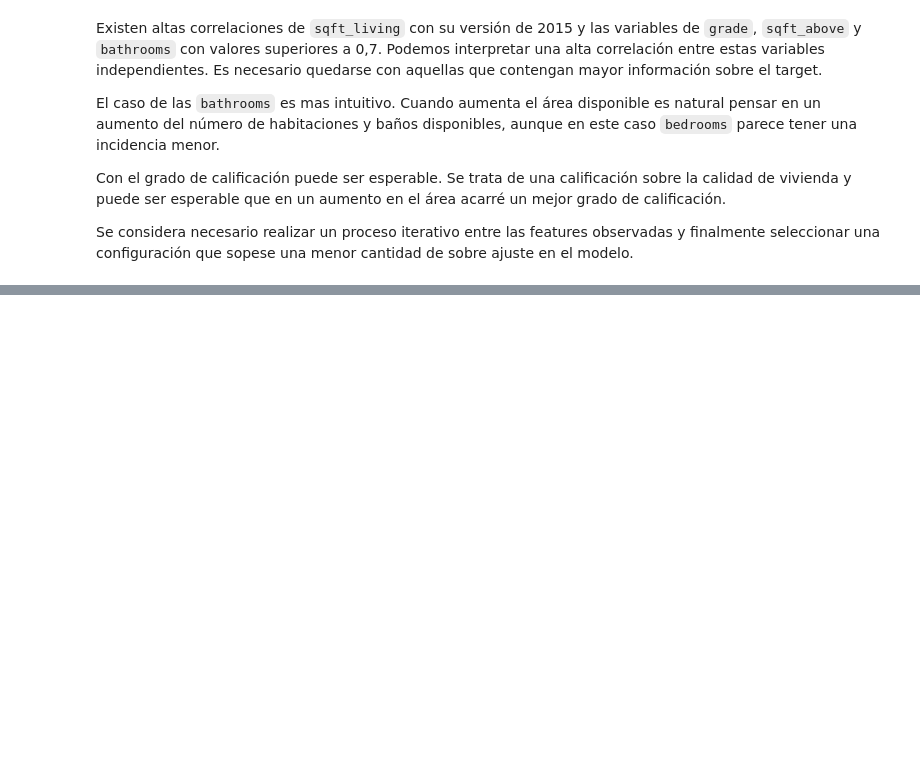
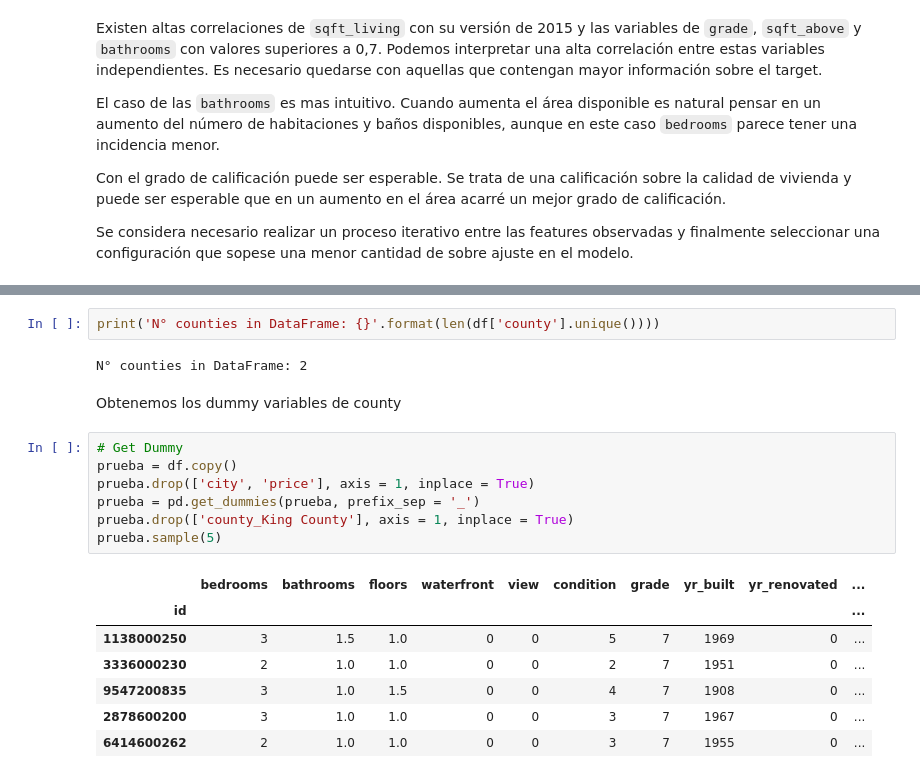
Before and after one commit to Chrissroman/house_price_washington, a Jupyter notebook: analysis/data_analysis.ipynb, the cells around one changed output, grey strips where cells are left out. Saved outputs shown, nothing was run; the diff lists cells and outputs as text; blank space fills up the shorter version.

```diff
--- a/analysis/data_analysis.ipynb
+++ b/analysis/data_analysis.ipynb
@@ -441,0 +485,21 @@ plt.show()
+# %%
+print('N° counties in DataFrame: {}'.format(len(df['county'].unique())))
+# %% [output]
+N° counties in DataFrame: 2
+# %% [markdown]
+Obtenemos los dummy variables de county
+# %%
+# Get Dummy
+prueba = df.copy()
+prueba.drop(['city', 'price'], axis = 1, inplace = True)
+prueba = pd.get_dummies(prueba, prefix_sep = '_')
+prueba.drop(['county_King County'], axis = 1, inplace = True)
+prueba.sample(5)
+# %% [output]
+|  | bedrooms | bathrooms | floors | waterfront | view | condition | grade | yr_built | yr_renovated | ... |
+| id |  |  |  |  |  |  |  |  |  | ... |
+| 1138000250 | 3 | 1.5 | 1.0 | 0 | 0 | 5 | 7 | 1969 | 0 | ... |
+| 3336000230 | 2 | 1.0 | 1.0 | 0 | 0 | 2 | 7 | 1951 | 0 | ... |
+| 9547200835 | 3 | 1.0 | 1.5 | 0 | 0 | 4 | 7 | 1908 | 0 | ... |
+| 2878600200 | 3 | 1.0 | 1.0 | 0 | 0 | 3 | 7 | 1967 | 0 | ... |
+| 6414600262 | 2 | 1.0 | 1.0 | 0 | 0 | 3 | 7 | 1955 | 0 | ... |
```
Also changed, not shown: parts of 28 cells of this notebook, 1 other file.
